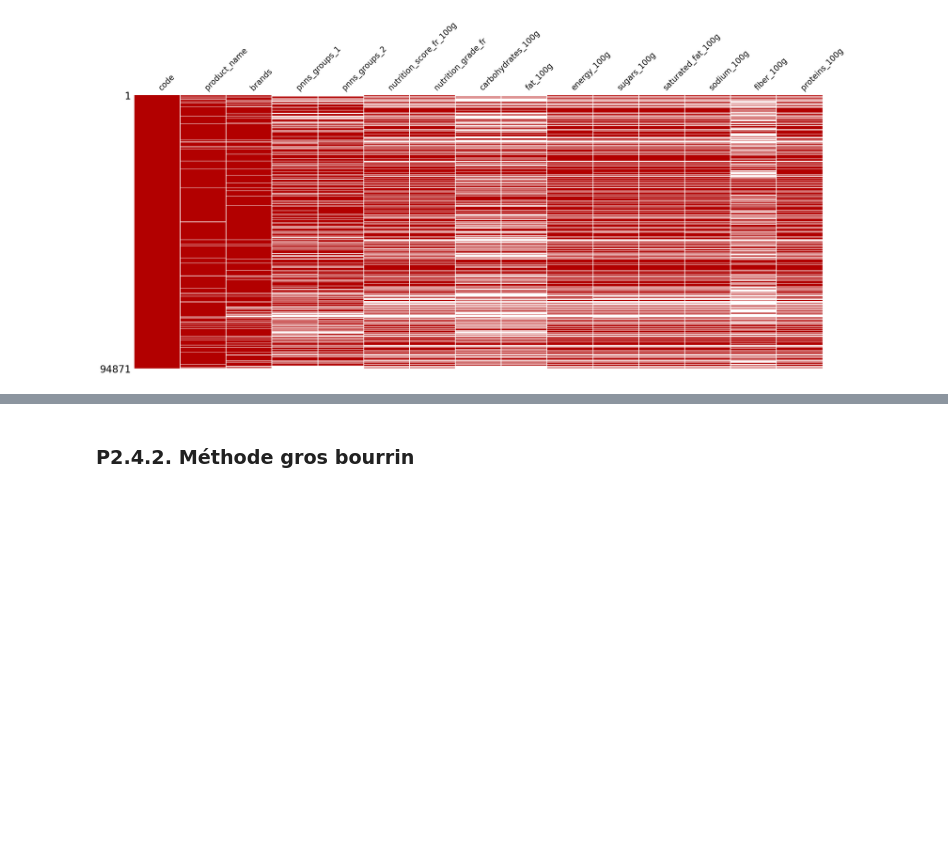
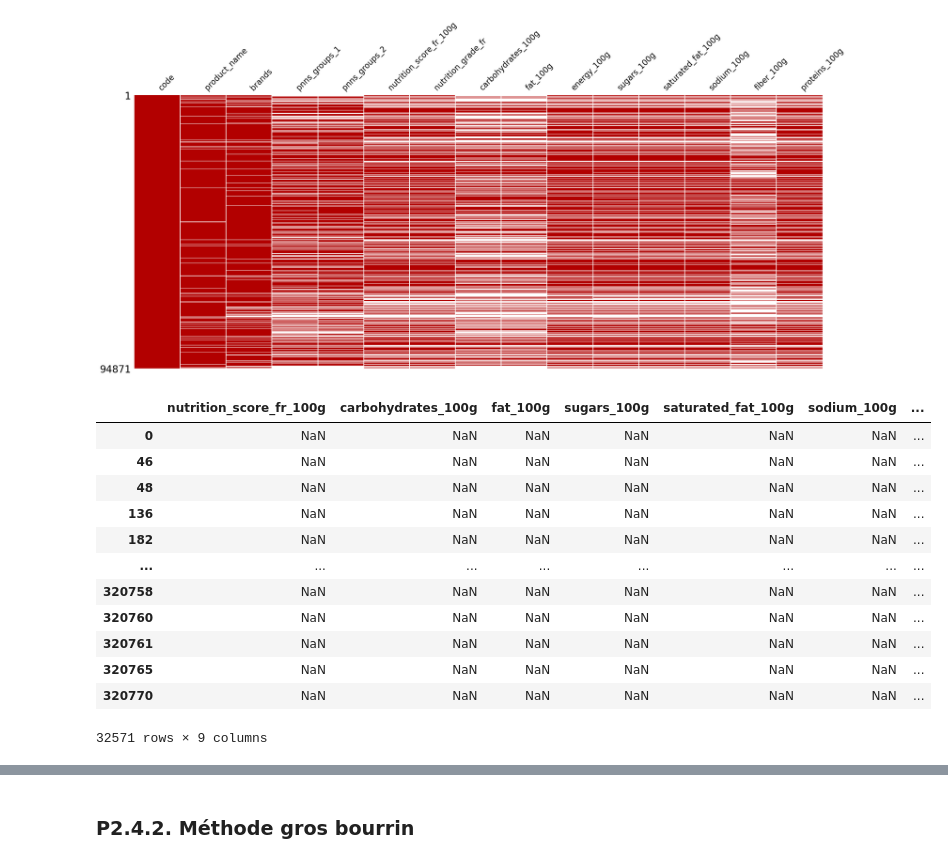
Before and after one commit to ClementPatin/OC-P3, a Jupyter notebook: Patin_Clement_1_notebook_052023.ipynb, the cells around one changed output, grey strips where cells are left out. Drawn from its saved outputs; the diff is of its cells as text; code cells hidden in the pictures; blank space fills up the shorter version.

```diff
--- a/Patin_Clement_1_notebook_052023.ipynb
+++ b/Patin_Clement_1_notebook_052023.ipynb
@@ -928,3 +924,19 @@ ms.matrix(foodClean07,color=[0.7,0.0,0.0],sparkline=False) # dataviz of missing
 plt.show()
 # %% [output]
 [figure]
+# %%
+foodClean07.loc[foodClean07[numericalFeatureNames].isna().all(axis=1),numericalFeatureNames]
+# %% [output]
+|  | nutrition_score_fr_100g | carbohydrates_100g | fat_100g | sugars_100g | saturated_fat_100g | sodium_100g | ... |
+| 0 | NaN | NaN | NaN | NaN | NaN | NaN | ... |
+| 46 | NaN | NaN | NaN | NaN | NaN | NaN | ... |
+| 48 | NaN | NaN | NaN | NaN | NaN | NaN | ... |
+| 136 | NaN | NaN | NaN | NaN | NaN | NaN | ... |
+| 182 | NaN | NaN | NaN | NaN | NaN | NaN | ... |
+| ... | ... | ... | ... | ... | ... | ... | ... |
+| 320758 | NaN | NaN | NaN | NaN | NaN | NaN | ... |
+| 320760 | NaN | NaN | NaN | NaN | NaN | NaN | ... |
+| 320761 | NaN | NaN | NaN | NaN | NaN | NaN | ... |
+| 320765 | NaN | NaN | NaN | NaN | NaN | NaN | ... |
+| 320770 | NaN | NaN | NaN | NaN | NaN | NaN | ... |
+32571 rows × 9 columns
```
Also changed, not shown: parts of 25 cells of this notebook.
